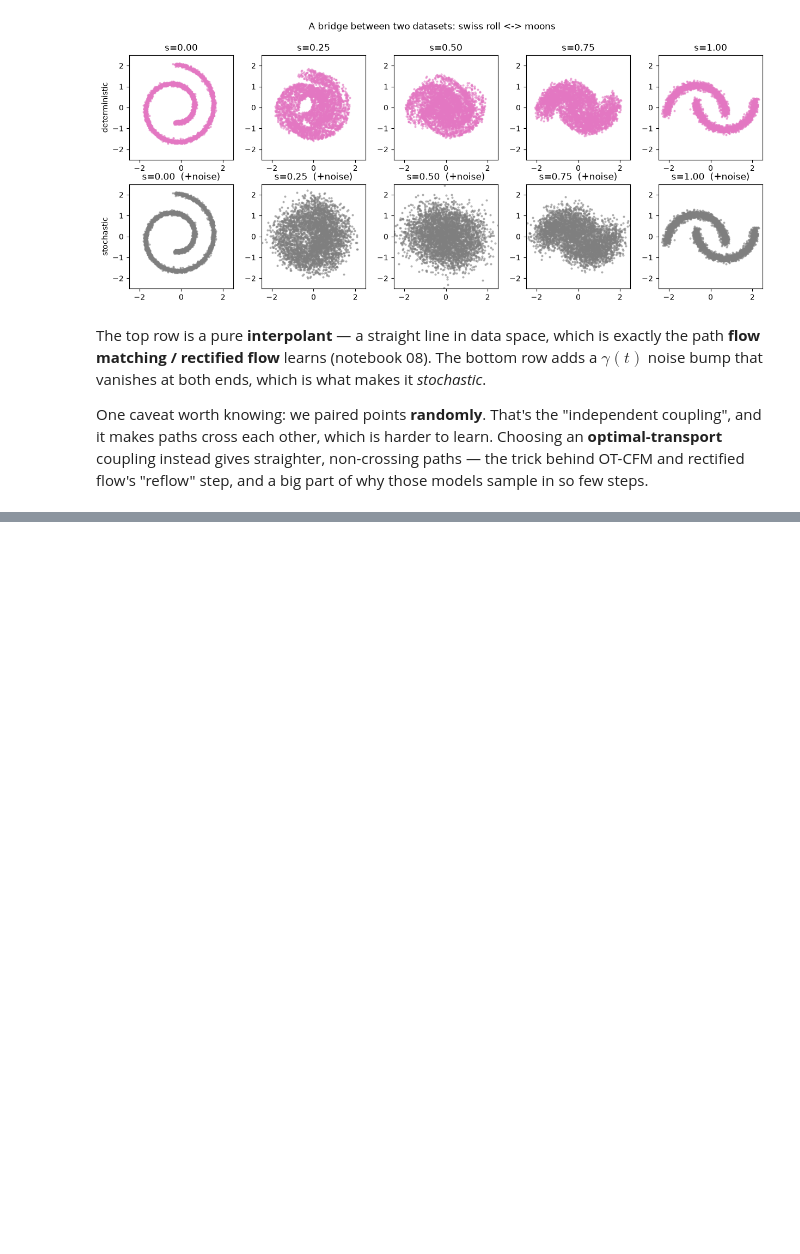
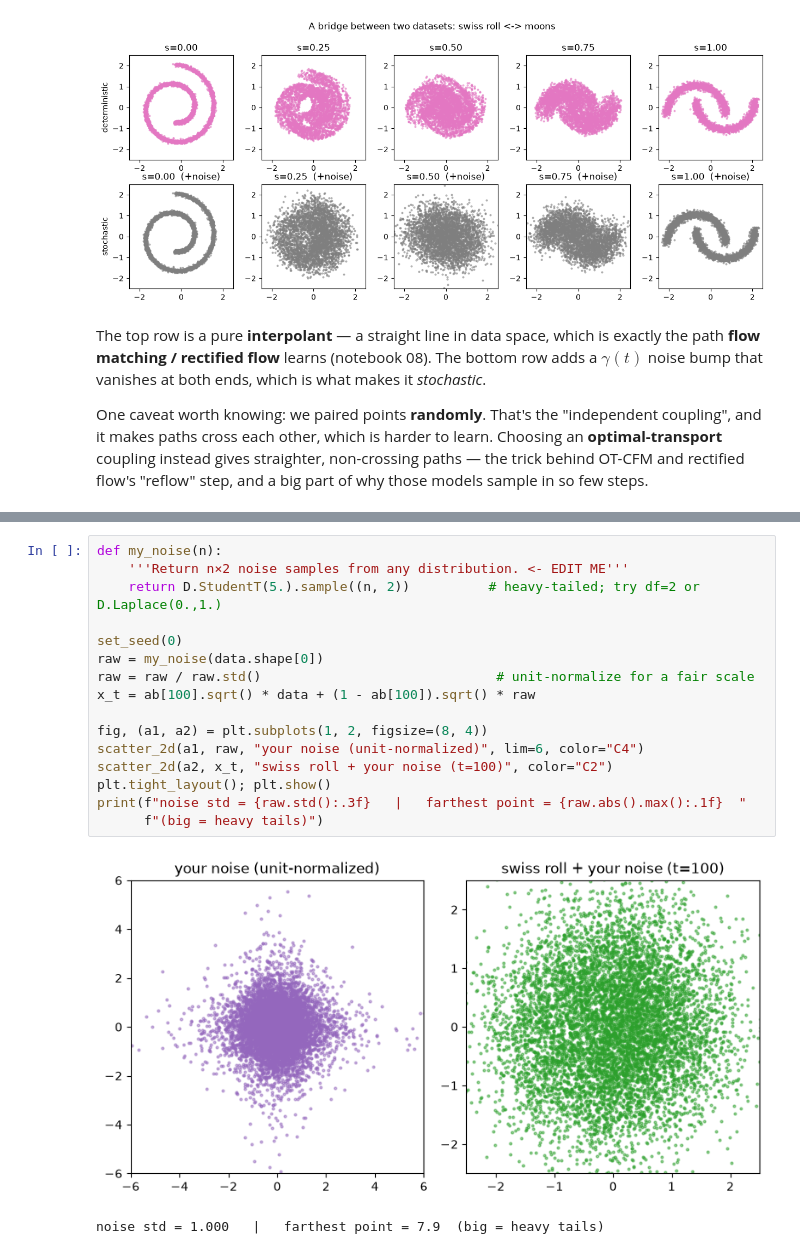
Before and after one commit to maksiksay/nanoDiffusion, a Jupyter notebook: notebooks/01b_forward_process_zoo.ipynb, the cells around one changed output, grey strips where cells are left out. Drawn from its saved outputs; the diff is of its cells as text; blank space fills up the shorter version.

```diff
--- a/notebooks/01b_forward_process_zoo.ipynb
+++ b/notebooks/01b_forward_process_zoo.ipynb
@@ -306 +440,20 @@ those models sample in so few steps.
+# %%
+def my_noise(n):
+    '''Return n×2 noise samples from any distribution. <- EDIT ME'''
+    return D.StudentT(5.).sample((n, 2))          # heavy-tailed; try df=2 or D.Laplace(0.,1.)
+
+set_seed(0)
+raw = my_noise(data.shape[0])
+raw = raw / raw.std()                              # unit-normalize for a fair scale
+x_t = ab[100].sqrt() * data + (1 - ab[100]).sqrt() * raw
+
+fig, (a1, a2) = plt.subplots(1, 2, figsize=(8, 4))
+scatter_2d(a1, raw, "your noise (unit-normalized)", lim=6, color="C4")
+scatter_2d(a2, x_t, "swiss roll + your noise (t=100)", color="C2")
+plt.tight_layout(); plt.show()
+print(f"noise std = {raw.std():.3f}   |   farthest point = {raw.abs().max():.1f}  "
+      f"(big = heavy tails)")
+# %% [output]
+[figure, added]
+noise std = 1.000   |   farthest point = 7.9  (big = heavy tails)
 # %% [markdown]
```
Also changed, not shown: parts of 11 cells of this notebook.
